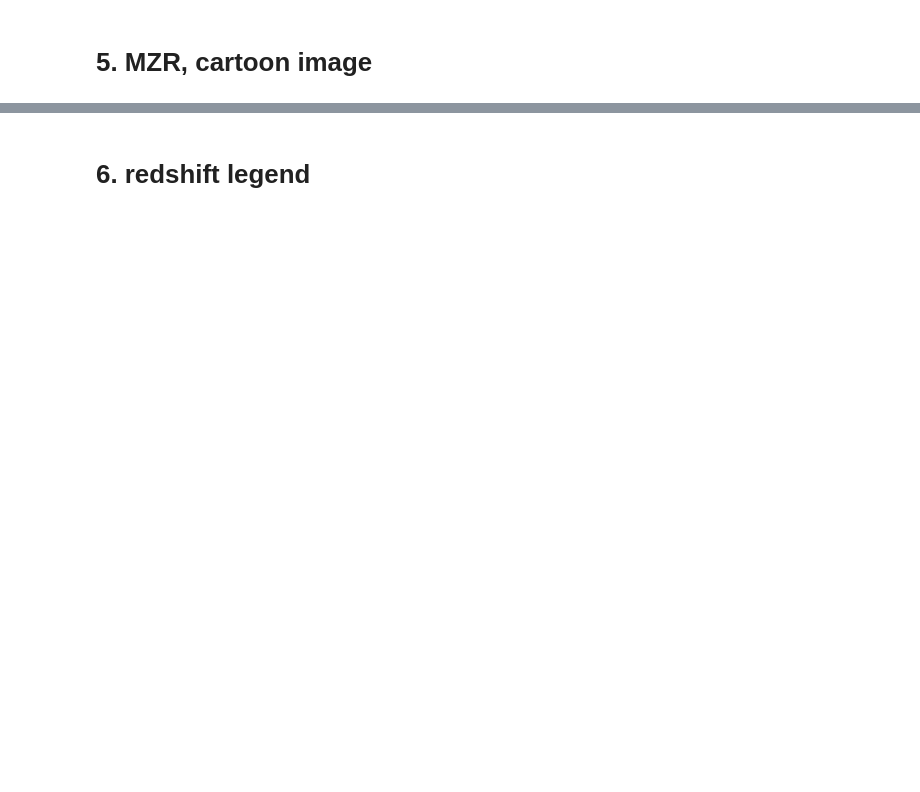
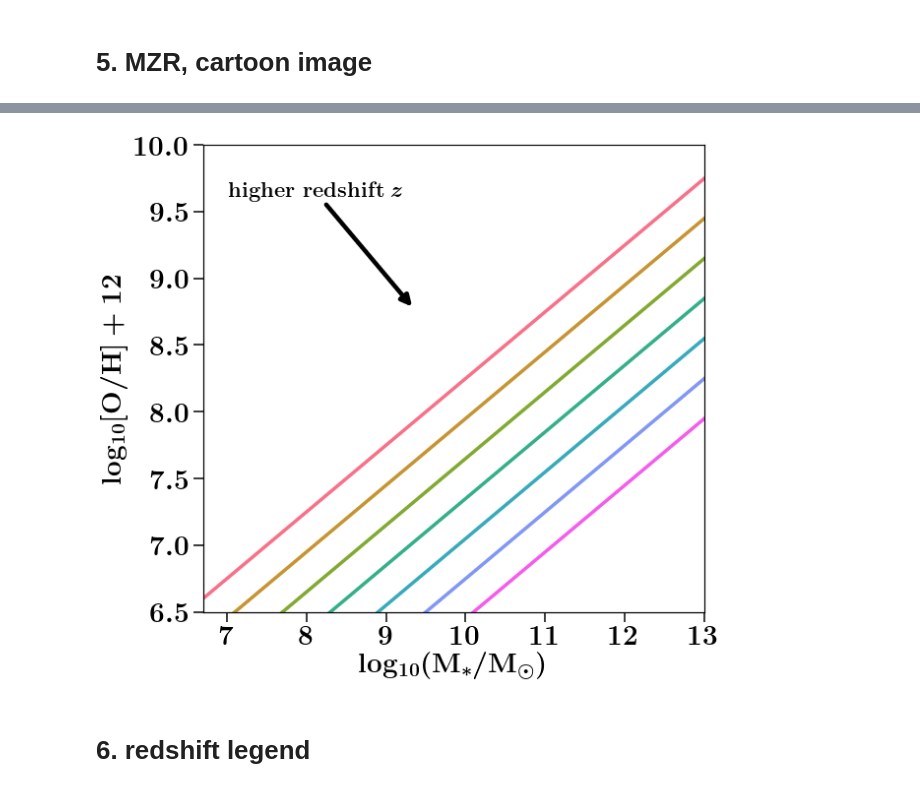
Before and after one commit to FloorBroekgaarden/BlackHole-NeutronStar, a Jupyter notebook: plottingCode/Fig_2/making_SFRD_cartoon_subfigures.ipynb, the cells around one changed output, grey strips where cells are left out. Cells and saved outputs as stored; diff of their text form; code cells hidden in the pictures; blank space fills up the shorter version.

```diff
--- a/plottingCode/Fig_2/making_SFRD_cartoon_subfigures.ipynb
+++ b/plottingCode/Fig_2/making_SFRD_cartoon_subfigures.ipynb
@@ -382,8 +387,8 @@ dictMZ      = {'3: Ma et al. (2015)':2,  '1: Langer et al. (2006)':0   ,\
 
 linestyles= ['-']
 
-MZfunctions = [MSSFR.Langer2005MZ] #,  None, MSSFR.Ma2015MZ]
-ZMfunctions = [MSSFR.Langer2005ZM]#,  MSSFR.Langer2005OffsetZM, MSSFR.Ma2015ZM]
+MZfunctions = [mssfr.Langer2005MZ] #,  None, MSSFR.Ma2015MZ]
+ZMfunctions = [mssfr.Langer2005ZM]#,  MSSFR.Langer2005OffsetZM, MSSFR.Ma2015ZM]
 
 
 logZZsun  = np.linspace(-3, 3, 100)
@@ -415,7 +420,7 @@ for prescription in plot:
 
         logM      = ZMfunctions[i](10**logZZsun, zz)
         #I want to plot logOH12 not ZZsun
-        logOH12   =  MSSFR.LogOH12vsLogZZsun(logZZsun, inValue='logZZsun')
+        logOH12   =  mssfr.LogOH12vsLogZZsun(logZZsun, inValue='logZZsun')
         #to prevent overlapping dashed lines
         axes.plot(logM, logOH12, c=zcolors[zind],\
                   linestyle=linestyles[i], lw=3.5, alpha=1, label=label)
@@ -452,3 +457,4 @@ plt.tight_layout()
 plt.savefig('./MZrelation_cartoon.png')
 plt.show()
 plt.close()
+# %% [output]
@@ -455,3 +464,4 @@ plt.close()
+[figure, added]
 # %% [markdown]
 # 6. redshift legend
 # %%
```
Also changed, not shown: parts of 4 cells of this notebook, 3 other files.
